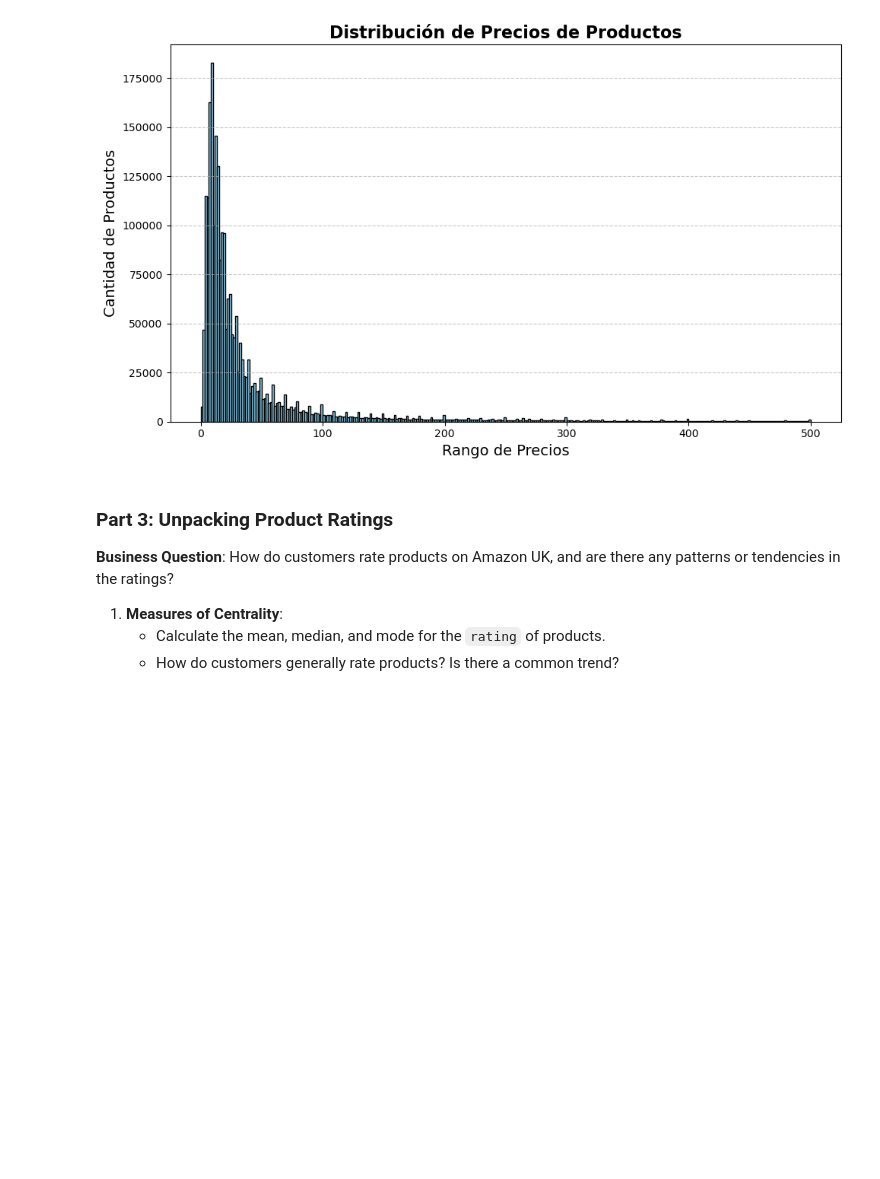
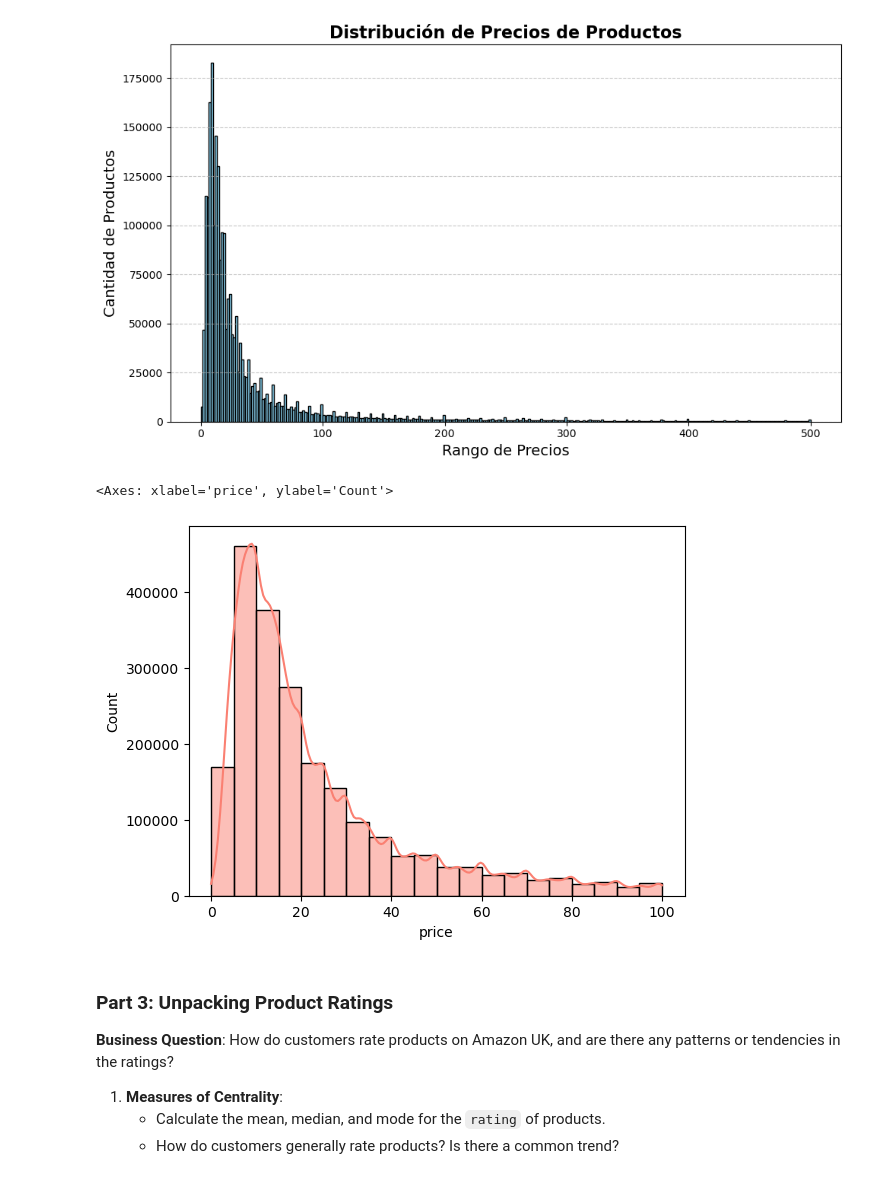
Before and after one commit to datasilvia/lab-eda-univariate, a Jupyter notebook: lab-eda.ipynb, the cells around one changed output. Drawn from its saved outputs; the diff is of its cells as text; code cells hidden in the pictures; blank space fills up the shorter version.

```diff
--- a/lab-eda.ipynb
+++ b/lab-eda.ipynb
@@ -252,6 +252,20 @@ plt.tight_layout()
 plt.show()
 # %% [output]
 [figure]
+# %%
+Q1 = df['price'].quantile(0.25)
+Q3 = df['price'].quantile(0.75)
+IQR = Q3 - Q1
+
+lower_bound = Q1 - 1.5 * IQR
+upper_bound = Q3 + 1.5 * IQR
+# %%
+filtered_data = df[(df['price'] >= lower_bound) & (df['price'] <= upper_bound)]
+# %%
+sns.histplot(filtered_data['price'], kde=True, bins=20, color="salmon")
+# %% [output]
+<Axes: xlabel='price', ylabel='Count'>
+[figure, added]
 # %% [markdown]
 ### Part 3: Unpacking Product Ratings
 
```
Also changed, not shown: parts of 1 cell of this notebook.
